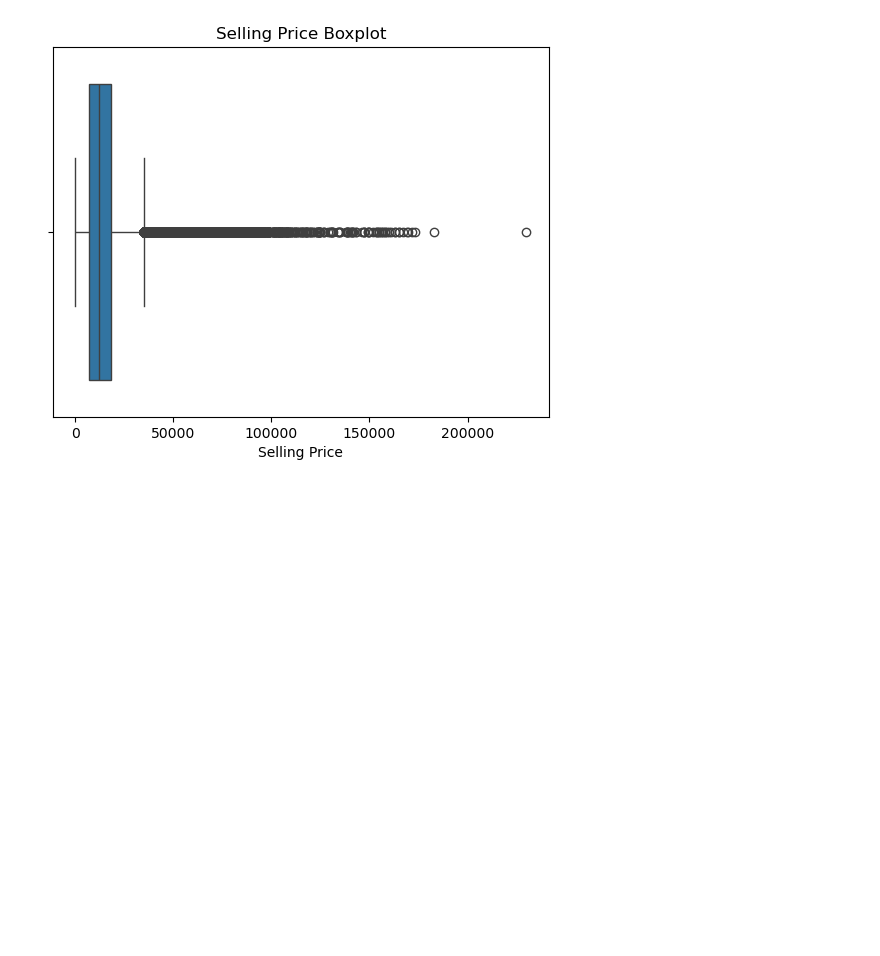
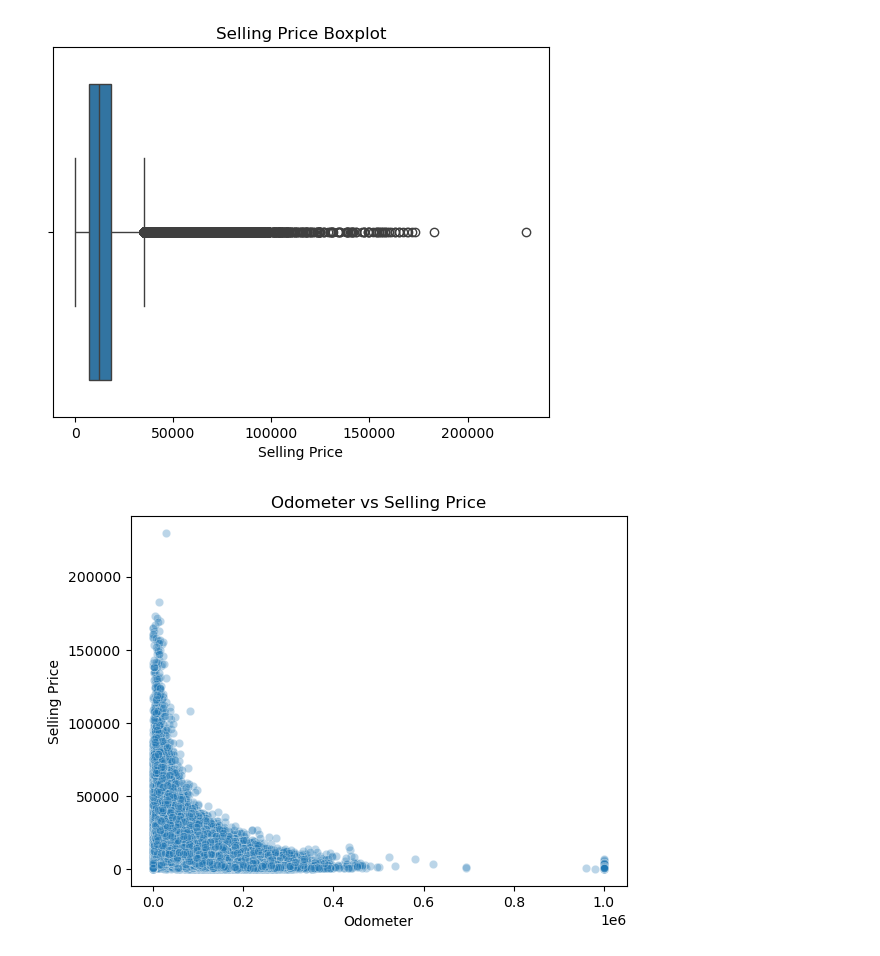
Before and after one commit to KentNathnael/Premo, a Jupyter notebook: premo/training.ipynb, the cells around one changed output. Cells and saved outputs as stored; diff of their text form; code cells hidden in the pictures; blank space fills up the shorter version.

Commit message:
data vis on progress

```diff
--- a/premo/training.ipynb
+++ b/premo/training.ipynb
@@ -111,3 +111,11 @@ plt.xlabel('Selling Price')
 plt.show()
 # %% [output]
 [figure]
+# %%
+sns.scatterplot(data=df, x='odometer', y='sellingprice', alpha=0.3)
+plt.title('Odometer vs Selling Price')
+plt.xlabel('Odometer')
+plt.ylabel('Selling Price')
+plt.show()
+# %% [output]
+[figure, added]
```
Also changed, not shown: parts of 1 cell of this notebook.
